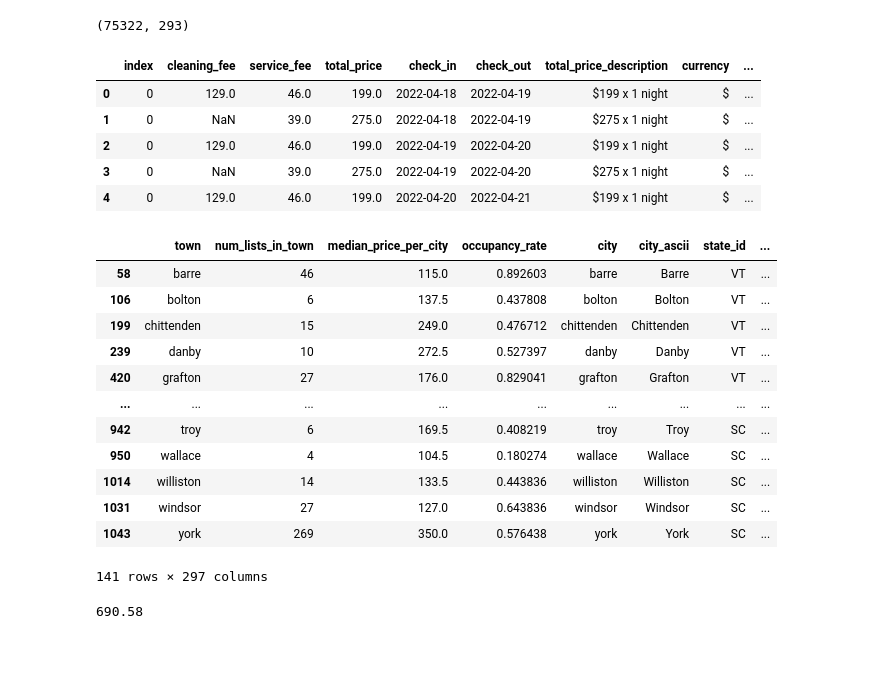
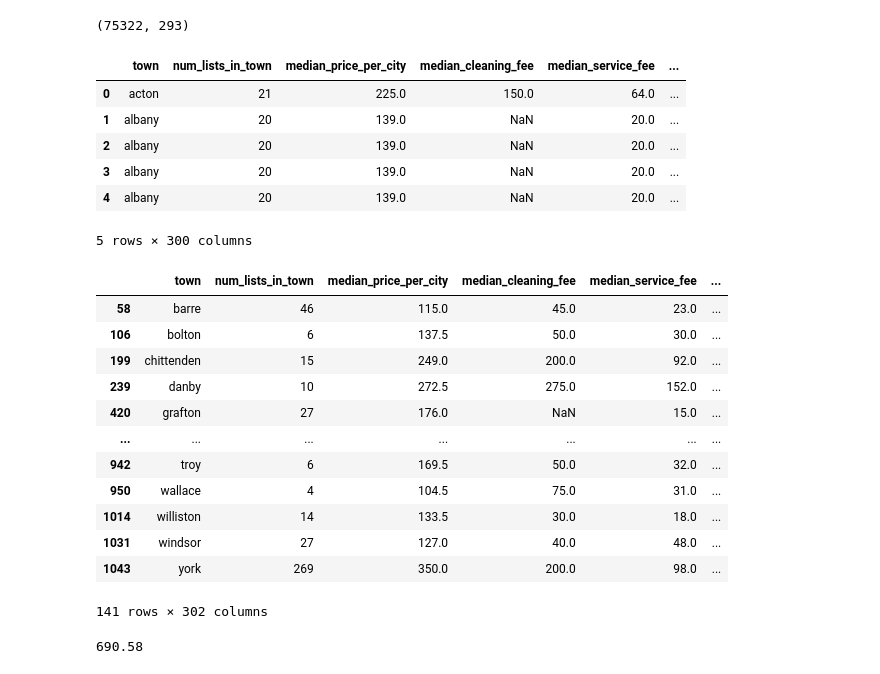
Before and after one commit to mattgilgo/airbnb_reports, a Jupyter notebook: airbnb_eda.ipynb, the cells around one changed output. Cells and saved outputs as stored; diff of their text form; code cells hidden in the pictures.

Commit message:
added in-depth pricing plots by state

```diff
--- a/airbnb_eda.ipynb
+++ b/airbnb_eda.ipynb
@@ -535,26 +535,45 @@ median_price_per_city.rename(columns = {'price':'median_price_per_city'}, inplac
 # Calculate occupancy rate
 occ_rate = occ_data.groupby('id')['available'].apply(lambda row: np.sum(row)/len(row))
 listing_occ_rate = listing_data.merge(occ_rate, on = 'id')
-median_occ_rate_per_city = listing_occ_rate.groupby(['town'])['available'].median().reset_index()
-median_occ_rate_per_city.rename(columns = {'available':'occupancy_rate'}, inplace = True)
+
 
 # Calculate pricing avgs
 cleaning_fee = price_data.groupby(['id'])['cleaning_fee'].median().reset_index()
+cleaning_fee.rename(columns = {'cleaning_fee':'median_cleaning_fee'}, inplace = True)
 service_fee = price_data.groupby(['id'])['service_fee'].median().reset_index()
+service_fee.rename(columns = {'service_fee':'median_service_fee'}, inplace = True)
 total_price = price_data.groupby(['id'])['total_price'].median().reset_index()
+total_price.rename(columns = {'total_price':'median_total_price'}, inplace = True)
+
+listing_occ_rate_fees = listing_occ_rate.merge(cleaning_fee, on='id')
+listing_occ_rate_fees = listing_occ_rate_fees.merge(service_fee, on='id')
+listing_occ_rate_fees = listing_occ_rate_fees.merge(total_price, on='id')
+
+median_occ_rate_per_city = listing_occ_rate_fees.groupby(['town'])['available'].median().reset_index()
+median_occ_rate_per_city.rename(columns = {'available':'occupancy_rate'}, inplace = True)
+
+median_cleaning_fee_per_city = listing_occ_rate_fees.groupby(['town'])['median_cleaning_fee'].median().reset_index()
+median_service_fee_per_city = listing_occ_rate_fees.groupby(['town'])['median_service_fee'].median().reset_index()
+median_total_price_per_city = listing_occ_rate_fees.groupby(['town'])['median_total_price'].median().reset_index()
+#fees_and_price = cleaning_fee.merge(service_fee, on = 'id')
+#fees_and_price = fees_and_price.merge(total_price, on = 'id')
 # %%
 lists_town_price = lists_per_city.merge(median_price_per_city, left_on = 'town', right_on = 'town')
+lists_town_price = lists_town_price.merge(median_cleaning_fee_per_city, left_on = 'town', right_on = 'town')
+lists_town_price = lists_town_price.merge(median_service_fee_per_city, left_on = 'town', right_on = 'town')
+lists_town_price = lists_town_price.merge(median_total_price_per_city, left_on = 'town', right_on = 'town')
 lists_town_price_occ = lists_town_price.merge(median_occ_rate_per_city, left_on = 'town', right_on = 'town')
 lists_town_home_price_occ = lists_town_price_occ.merge(city_home, left_on = 'town', right_on = 'city')
 # %%
-price_data.head(5)
+lists_town_home_price_occ.head(5)
 # %% [output]
-|  | index | cleaning_fee | service_fee | total_price | check_in | check_out | total_price_description | currency | ... |
-| 0 | 0 | 129.0 | 46.0 | 199.0 | 2022-04-18 | 2022-04-19 | $199 x 1 night | $ | ... |
-| 1 | 0 | NaN | 39.0 | 275.0 | 2022-04-18 | 2022-04-19 | $275 x 1 night | $ | ... |
-| 2 | 0 | 129.0 | 46.0 | 199.0 | 2022-04-19 | 2022-04-20 | $199 x 1 night | $ | ... |
-| 3 | 0 | NaN | 39.0 | 275.0 | 2022-04-19 | 2022-04-20 | $275 x 1 night | $ | ... |
-| 4 | 0 | 129.0 | 46.0 | 199.0 | 2022-04-20 | 2022-04-21 | $199 x 1 night | $ | ... |
+|  | town | num_lists_in_town | median_price_per_city | median_cleaning_fee | median_service_fee | ... |
+| 0 | acton | 21 | 225.0 | 150.0 | 64.0 | ... |
+| 1 | albany | 20 | 139.0 | NaN | 20.0 | ... |
+| 2 | albany | 20 | 139.0 | NaN | 20.0 | ... |
+| 3 | albany | 20 | 139.0 | NaN | 20.0 | ... |
+| 4 | albany | 20 | 139.0 | NaN | 20.0 | ... |
+5 rows × 300 columns
 # %%
 newbury_example = city_home_airbnblist_price[city_home_airbnblist_price['city'] == 'newbury']
 newbury_example.to_csv('newbury.csv')
@@ -570,19 +589,19 @@ lists_town_home_price_occ_all = lists_town_home_price_occ_all.append(lists_town_
 # %%
 lists_town_home_price_occ_all
 # %% [output]
-|  | town | num_lists_in_town | median_price_per_city | occupancy_rate | city | city_ascii | state_id | ... |
-| 58 | barre | 46 | 115.0 | 0.892603 | barre | Barre | VT | ... |
-| 106 | bolton | 6 | 137.5 | 0.437808 | bolton | Bolton | VT | ... |
-| 199 | chittenden | 15 | 249.0 | 0.476712 | chittenden | Chittenden | VT | ... |
-| 239 | danby | 10 | 272.5 | 0.527397 | danby | Danby | VT | ... |
-| 420 | grafton | 27 | 176.0 | 0.829041 | grafton | Grafton | VT | ... |
-| ... | ... | ... | ... | ... | ... | ... | ... | ... |
-| 942 | troy | 6 | 169.5 | 0.408219 | troy | Troy | SC | ... |
-| 950 | wallace | 4 | 104.5 | 0.180274 | wallace | Wallace | SC | ... |
-| 1014 | williston | 14 | 133.5 | 0.443836 | williston | Williston | SC | ... |
-| 1031 | windsor | 27 | 127.0 | 0.643836 | windsor | Windsor | SC | ... |
-| 1043 | york | 269 | 350.0 | 0.576438 | york | York | SC | ... |
+|  | town | num_lists_in_town | median_price_per_city | median_cleaning_fee | median_service_fee | ... |
+| 58 | barre | 46 | 115.0 | 45.0 | 23.0 | ... |
+| 106 | bolton | 6 | 137.5 | 50.0 | 30.0 | ... |
+| 199 | chittenden | 15 | 249.0 | 200.0 | 92.0 | ... |
+| 239 | danby | 10 | 272.5 | 275.0 | 152.0 | ... |
+| 420 | grafton | 27 | 176.0 | NaN | 15.0 | ... |
+| ... | ... | ... | ... | ... | ... | ... |
+| 942 | troy | 6 | 169.5 | 50.0 | 32.0 | ... |
+| 950 | wallace | 4 | 104.5 | 75.0 | 31.0 | ... |
+| 1014 | williston | 14 | 133.5 | 30.0 | 18.0 | ... |
+| 1031 | windsor | 27 | 127.0 | 40.0 | 48.0 | ... |
+| 1043 | york | 269 | 350.0 | 200.0 | 98.0 | ... |
-141 rows × 297 columns
+141 rows × 302 columns
 # %%
 import plotly.graph_objects as go
 
```
Also changed, not shown: parts of 7 cells of this notebook, 1 other file.
